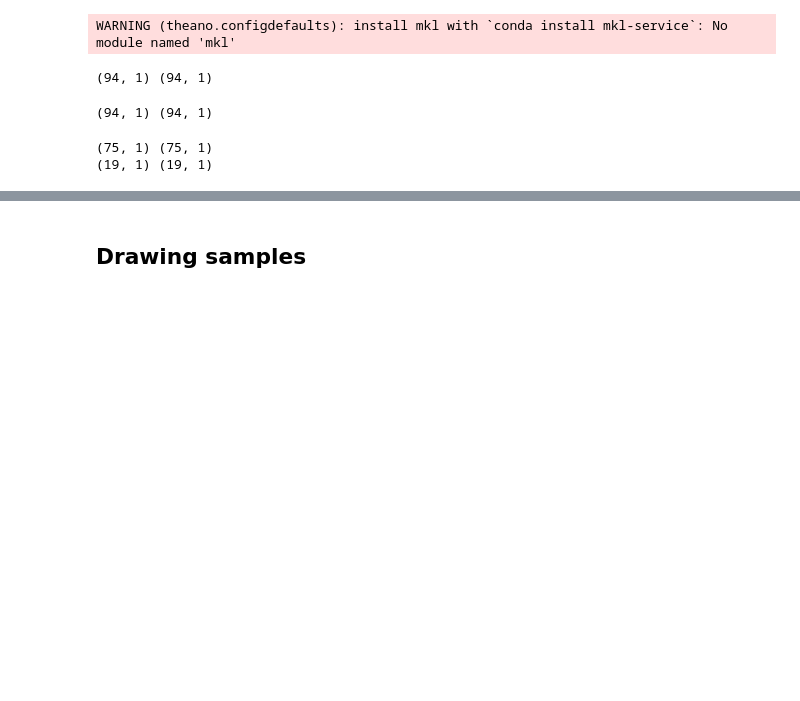
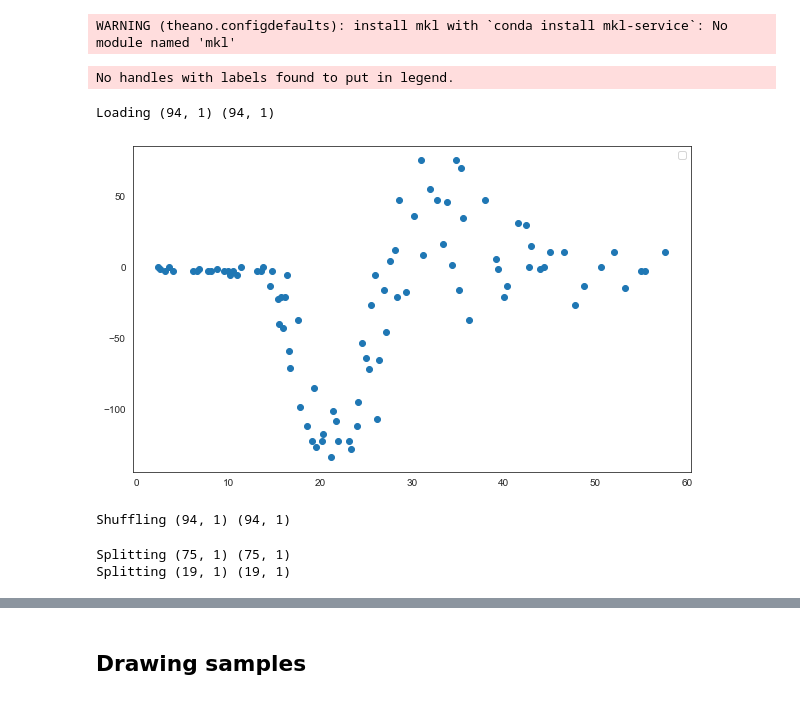
Before and after one commit to sharmila-k/BNN, a Jupyter notebook: 2_pymc3/2eg_BNN_NUTS.ipynb, the cells around one changed output, grey strips where cells are left out. Cells and saved outputs as stored; diff of their text form; code cells hidden in the pictures; blank space fills up the shorter version.

```diff
--- a/2_pymc3/2eg_BNN_NUTS.ipynb
+++ b/2_pymc3/2eg_BNN_NUTS.ipynb
@@ -33,31 +33,40 @@ np.random.seed(23)
 # %% [output]
 WARNING (theano.configdefaults): install mkl with `conda install mkl-service`: No module named 'mkl'
 # %%
-# Building dataset
+# Loading dataset
 
 data = np.loadtxt('motor.dat')
 
 X_data = data[:, 0][:, None]
 y_data = data[:, 1][:, None]
 
-print (np.shape(X_data),np.shape(y_data))
+print ('Loading',np.shape(X_data),np.shape(y_data))
+
+fig = plt.figure(figsize=(10, 6))
+ax = fig.add_subplot(111)
+ax.scatter(X_data,y_data)
+ax.legend()
+plt.show()
 # %% [output]
-(94, 1) (94, 1)
+No handles with labels found to put in legend.
+Loading (94, 1) (94, 1)
+[figure, added]
 # %%
 # Shuffling dataset
+
 from sklearn.utils import shuffle
 
 X_data_shuff,y_data_shuff = shuffle(X_data,y_data,random_state=23)
-print (np.shape(X_data_shuff),np.shape(y_data_shuff))
+print ('Shuffling',np.shape(X_data_shuff),np.shape(y_data_shuff))
 # %% [output]
-(94, 1) (94, 1)
+Shuffling (94, 1) (94, 1)
 # %%
 # Splitting dataset
 
 from sklearn.model_selection import train_test_split
 X_train, X_test, y_train, y_test = train_test_split(X_data_shuff, y_data_shuff, test_size=0.2, random_state=23)
-print (np.shape(X_train), np.shape(y_train))
-print (np.shape(X_test), np.shape(y_test))
+print ('Splitting',np.shape(X_train), np.shape(y_train))
+print ('Splitting',np.shape(X_test), np.shape(y_test))
 # %% [output]
-(75, 1) (75, 1)
-(19, 1) (19, 1)
+Splitting (75, 1) (75, 1)
+Splitting (19, 1) (19, 1)
```
Also changed, not shown: parts of 12 cells of this notebook, 2 other files.
